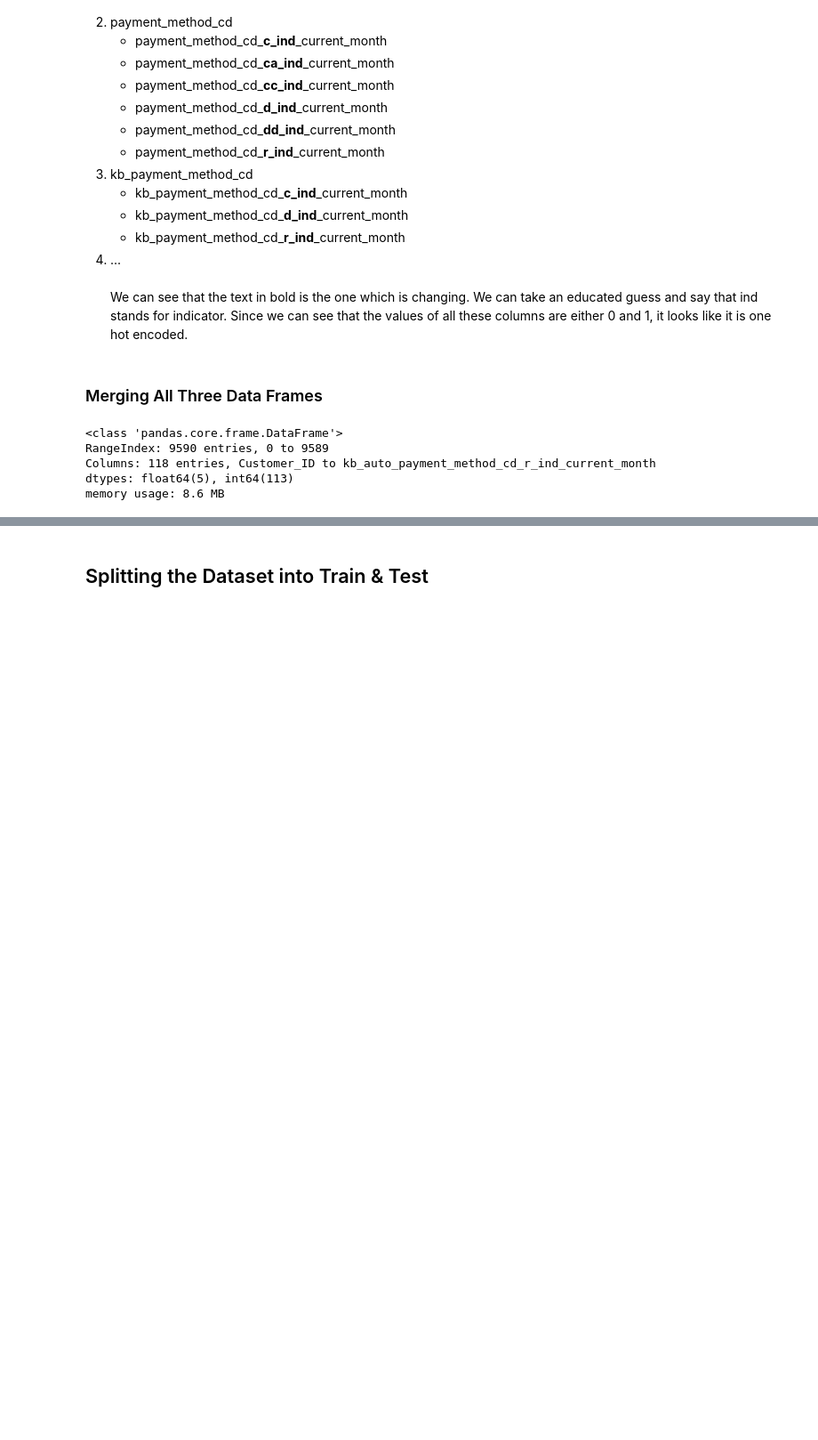
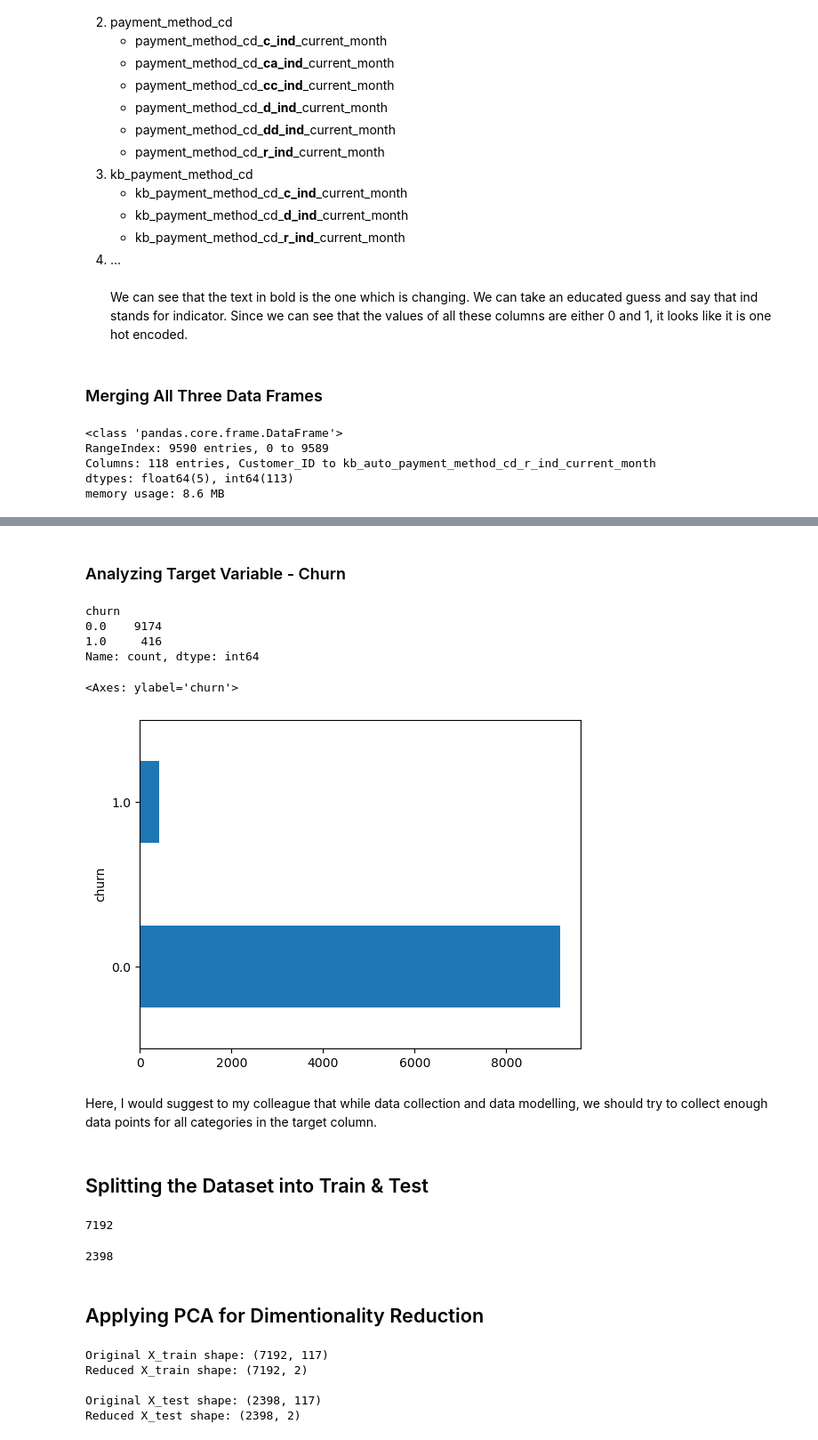
Before and after one commit to rkaushick-neu/info6105-data_science, a Jupyter notebook: Assignment4-MLProblemSet/RLK_002808996-analysis.ipynb, the cells around one changed output, grey strips where cells are left out. Shown at 89% size. Saved outputs shown, nothing was run; the diff lists cells and outputs as text; code cells hidden in the pictures; blank space fills up the shorter version.

Commit message:
Performed PCA, and used Random Forests for classification and finding feature importance.

```diff
--- a/Assignment4-MLProblemSet/RLK_002808996-analysis.ipynb
+++ b/Assignment4-MLProblemSet/RLK_002808996-analysis.ipynb
@@ -204,0 +224,3 @@ memory usage: 8.6 MB
+# %%
+# filling the null rows with the mean value
+master_data['mvsf_br_amt_current_month'] = master_data['mvsf_br_amt_current_month'].fillna(master_data['mvsf_br_amt_current_month'].mean())
@@ -205,2 +246,18 @@ memory usage: 8.6 MB
+# %% [markdown]
+### Analyzing Target Variable - Churn
+# %%
+master_data['churn'].value_counts()
+# %% [output]
+churn
+0.0    9174
+1.0     416
+Name: count, dtype: int64
+# %%
+master_data['churn'].value_counts().plot(kind='barh')
+# %% [output]
+<Axes: ylabel='churn'>
+[figure, added]
+# %% [markdown]
+Here, I would suggest to my colleague that while data collection and data modelling, we should try to collect enough data points for all categories in the target column.
 # %% [markdown]
 ## Splitting the Dataset into Train & Test
@@ -206,0 +270,34 @@ memory usage: 8.6 MB
+# %%
+len(X_train)
+# %% [output]
+7192
+# %%
+len(X_test)
+# %% [output]
+2398
+# %% [markdown]
+## Applying PCA for Dimentionality Reduction
+# %%
+from sklearn.decomposition import PCA
+
+# applying PCA using 2 components on the train set
+pca_2 = PCA(n_components=2)
+pca_2.fit(X_train)
+X_train_pca_2 = pca_2.transform(X_train)
+
+# applying PCA using 2 components on the test set
+pca_2_test = PCA(n_components=2)
+pca_2_test.fit(X_test)
+X_test_pca_2 = pca_2_test.transform(X_test)
+
+print("Original X_train shape: {}".format(str(X_train.shape)))
+print("Reduced X_train shape: {}".format(str(X_train_pca_2.shape)))
+print() # adding an extra line
+print("Original X_test shape: {}".format(str(X_test.shape)))
+print("Reduced X_test shape: {}".format(str(X_test_pca_2.shape)))
+# %% [output]
+Original X_train shape: (7192, 117)
+Reduced X_train shape: (7192, 2)
+
+Original X_test shape: (2398, 117)
+Reduced X_test shape: (2398, 2)
```
Also changed, not shown: parts of 42 cells of this notebook.
